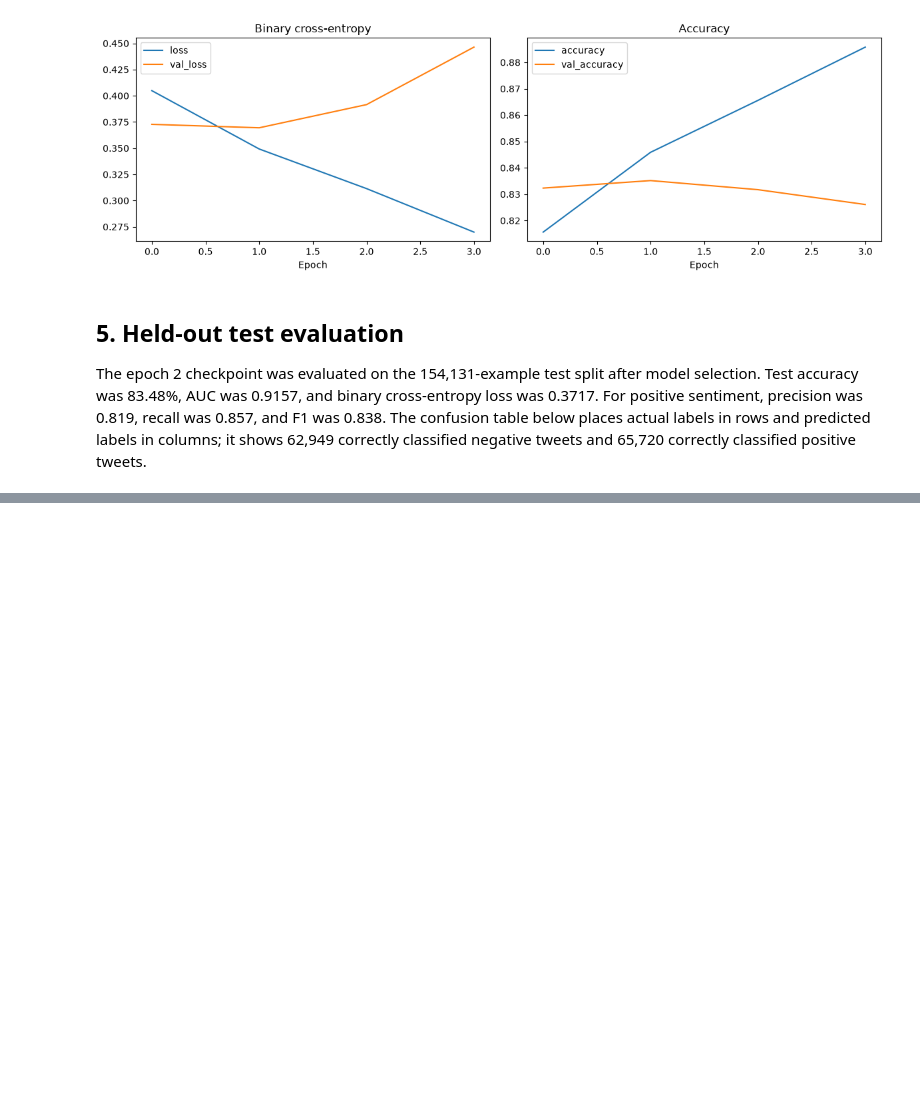
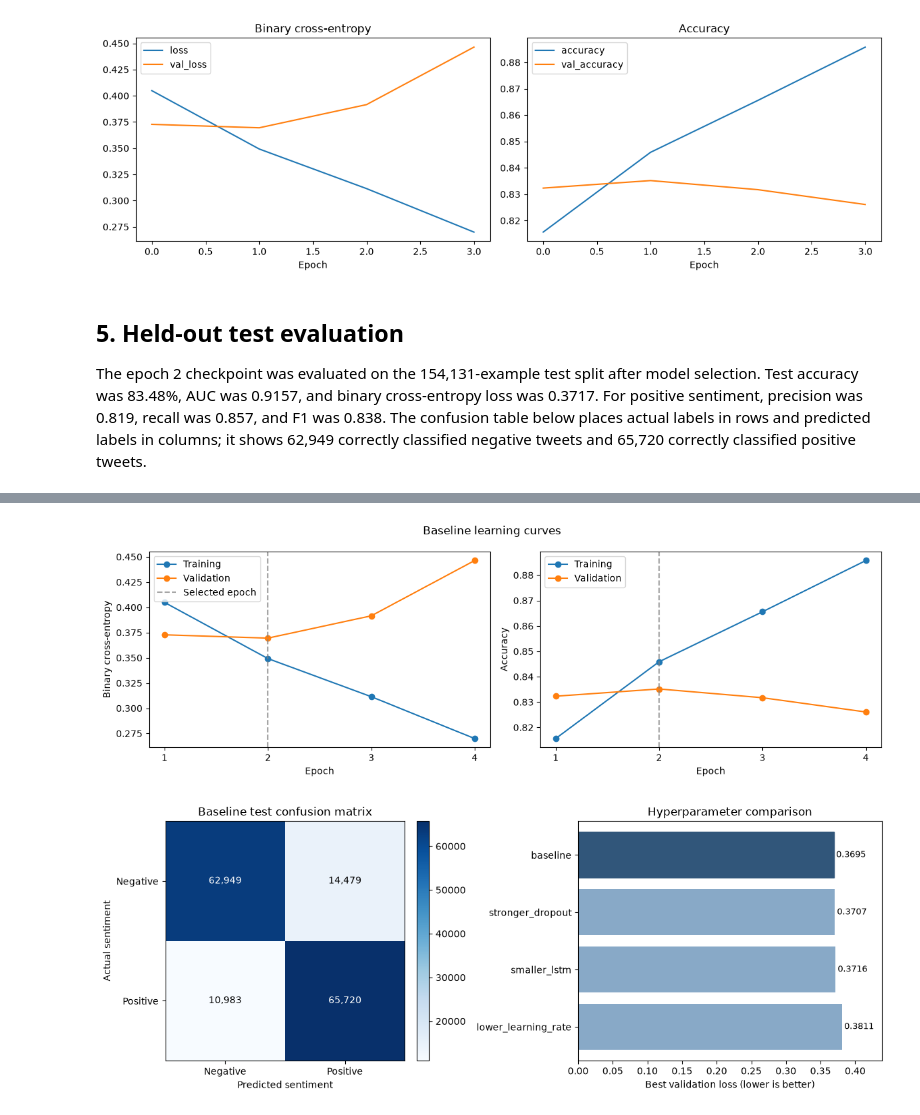
Before and after one commit to rtajeswar01/scm-sentiment-analysis, a Jupyter notebook: 03_bilstm_model.ipynb, the cells around one changed output, grey strips where cells are left out. Drawn from its saved outputs; the diff is of its cells as text; code cells hidden in the pictures; blank space fills up the shorter version.

Commit message:
add fine tuning

```diff
--- a/03_bilstm_model.ipynb
+++ b/03_bilstm_model.ipynb
@@ -183,0 +320,44 @@ Positive-class precision: 0.819; recall: 0.857; F1: 0.838
+# %%
+best_epoch_number = int(np.argmin(history_df["val_loss"])) + 1
+epochs = np.arange(1, len(history_df) + 1)
+
+fig, axes = plt.subplots(1, 2, figsize=(12, 4))
+for ax, metric, label in zip(axes, ["loss", "accuracy"], ["Binary cross-entropy", "Accuracy"]):
+    ax.plot(epochs, history_df[metric], marker="o", label="Training")
+    ax.plot(epochs, history_df[f"val_{metric}"], marker="o", label="Validation")
+    ax.axvline(best_epoch_number, color="gray", linestyle="--", alpha=0.7,
+               label="Selected epoch" if metric == "loss" else None)
+    ax.set(xlabel="Epoch", ylabel=label, xticks=epochs)
+    ax.legend()
+fig.suptitle("Baseline learning curves")
+plt.tight_layout()
+plt.show()
+
+fig, axes = plt.subplots(1, 2, figsize=(12, 4.5))
+matrix = confusion.to_numpy()
+image = axes[0].imshow(matrix, cmap="Blues")
+axes[0].set(xticks=[0, 1], yticks=[0, 1],
+            xticklabels=["Negative", "Positive"], yticklabels=["Negative", "Positive"],
+            xlabel="Predicted sentiment", ylabel="Actual sentiment",
+            title="Baseline test confusion matrix")
+for row in range(2):
+    for column in range(2):
+        axes[0].text(column, row, f"{matrix[row, column]:,}", ha="center", va="center",
+                     color="white" if matrix[row, column] > matrix.max() / 2 else "black")
+fig.colorbar(image, ax=axes[0], fraction=0.046, pad=0.04)
+
+comparison = tuning_df.sort_values("val_loss")
+bars = axes[1].barh(comparison["candidate"], comparison["val_loss"], color="#88a9c7")
+bars[0].set_color("#31567a")
+axes[1].invert_yaxis()
+axes[1].set(xlabel="Best validation loss (lower is better)",
+            title="Hyperparameter comparison")
+axes[1].set_xlim(0, max(comparison["val_loss"]) * 1.15)
+for bar, value in zip(bars, comparison["val_loss"]):
+    axes[1].text(value + 0.003, bar.get_y() + bar.get_height() / 2,
+                 f"{value:.4f}", va="center", fontsize=9)
+plt.tight_layout()
+plt.show()
+# %% [output]
+[figure, added]
+[figure, added]
```
Also changed, not shown: parts of 8 cells of this notebook.
